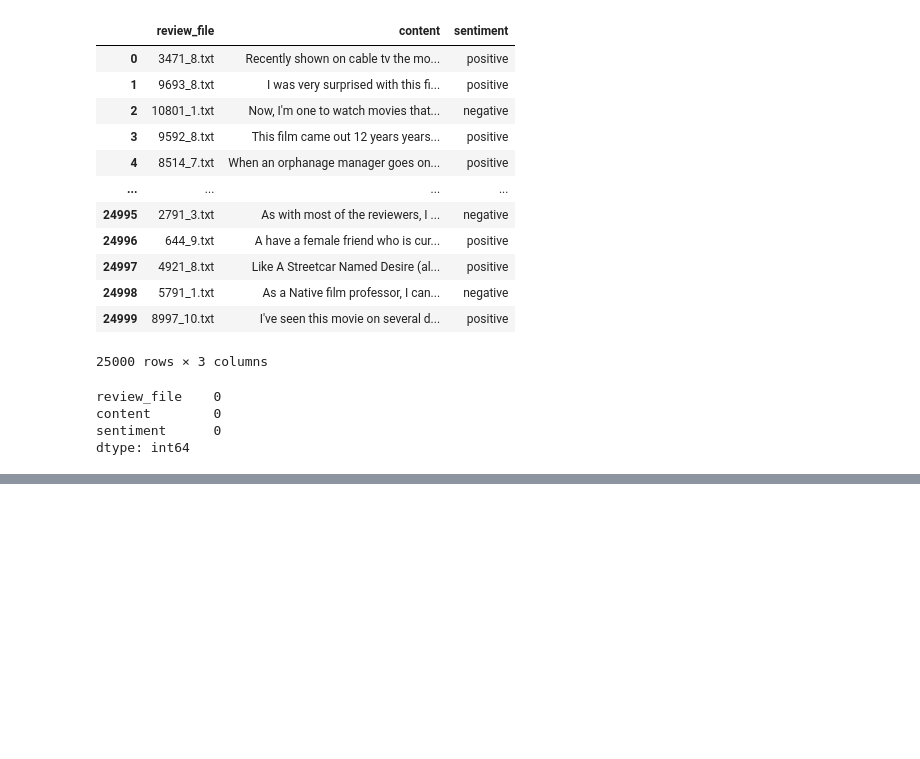
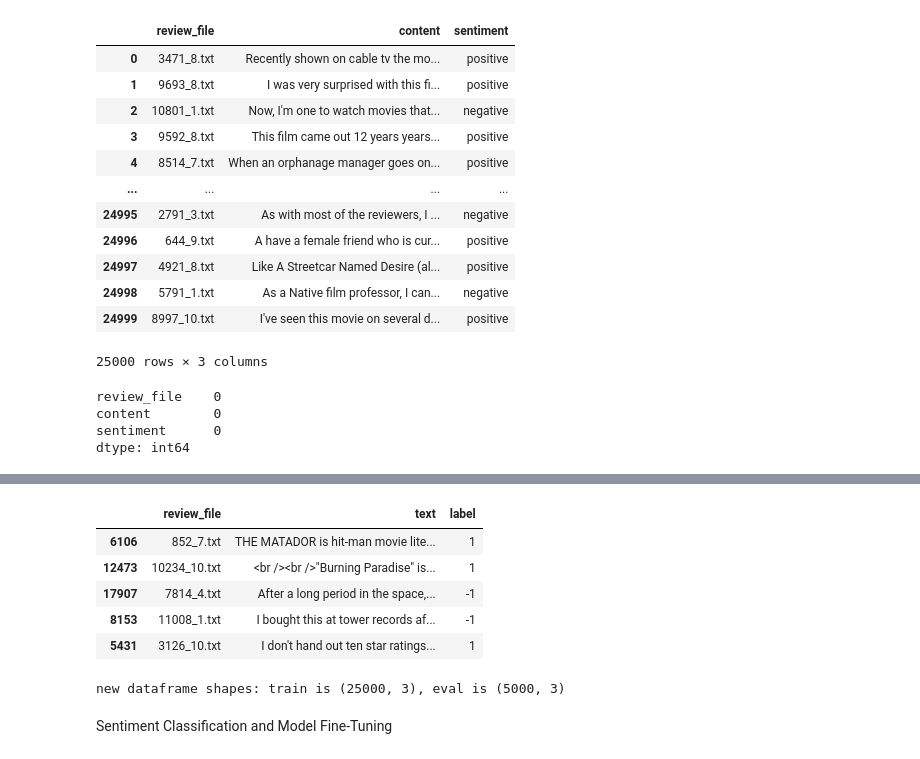
Before and after one commit to kumahag/Capstone-Project, a Jupyter notebook: Movie_Review_Sentiment_Classification_Challenge.ipynb, the cells around one changed output, grey strips where cells are left out. Saved outputs shown, nothing was run; the diff lists cells and outputs as text; code cells hidden in the pictures; blank space fills up the shorter version.

```diff
--- a/Movie_Review_Sentiment_Classification_Challenge.ipynb
+++ b/Movie_Review_Sentiment_Classification_Challenge.ipynb
@@ -92,0 +123,16 @@ train_data.head()
+# %%
+eval.head()
+# %% [output]
+|  | review_file | text | label |
+| 6106 | 852_7.txt | THE MATADOR is hit-man movie lite... | 1 |
+| 12473 | 10234_10.txt | <br /><br />"Burning Paradise" is... | 1 |
+| 17907 | 7814_4.txt | After a long period in the space,... | -1 |
+| 8153 | 11008_1.txt | I bought this at tower records af... | -1 |
+| 5431 | 3126_10.txt | I don't hand out ten star ratings... | 1 |
+# %%
+
+print(f"new dataframe shapes: train is {train_data.shape}, eval is {eval.shape}")
+# %% [output]
+new dataframe shapes: train is (25000, 3), eval is (5000, 3)
+# %% [markdown]
+Sentiment Classification and Model Fine-Tuning
```
Also changed, not shown: parts of 23 cells of this notebook.
